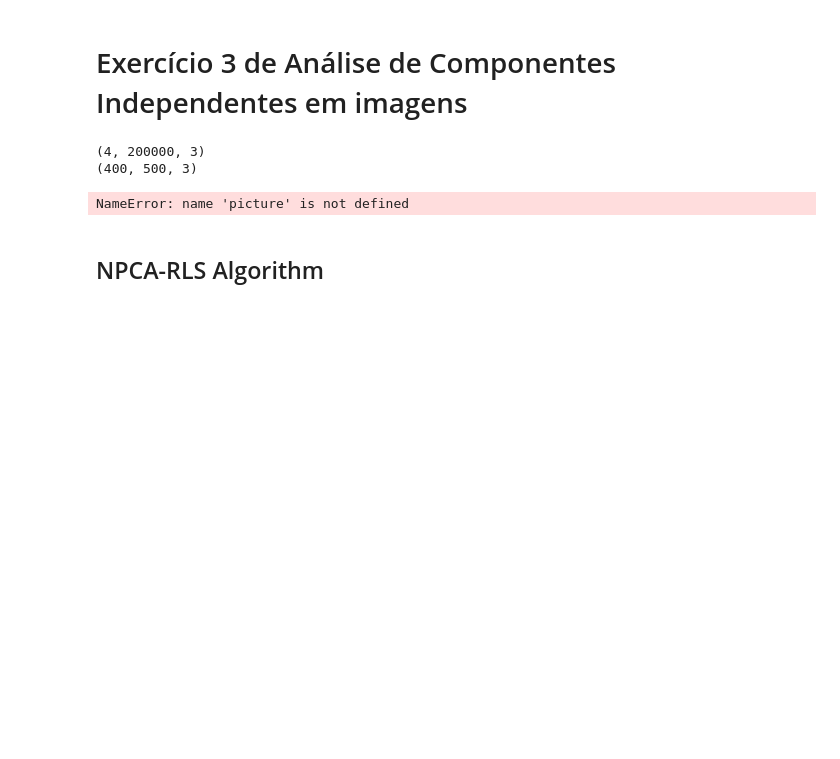
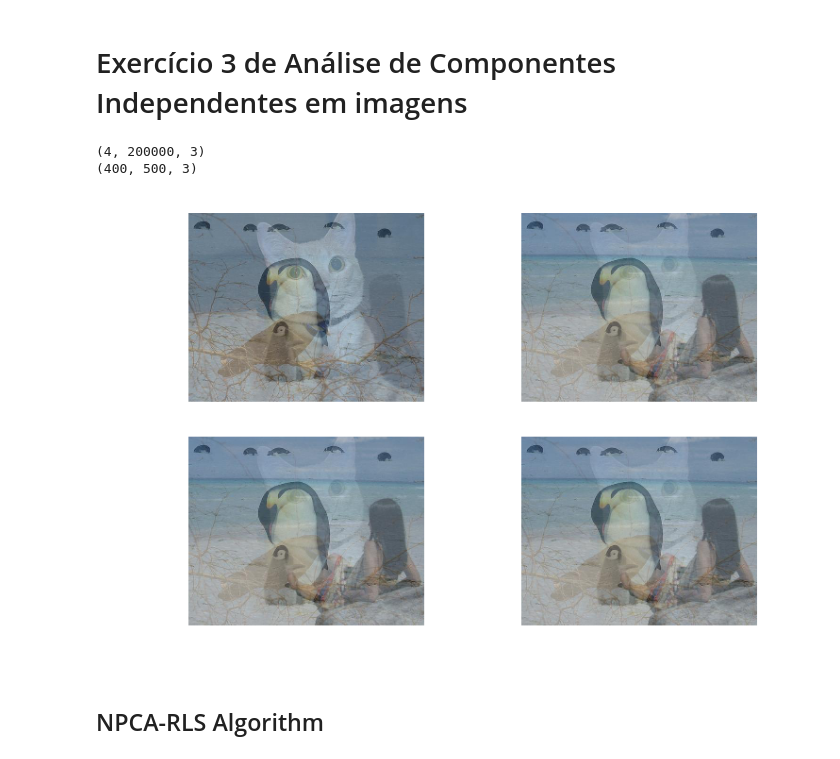
Before and after one commit to crucis/ICA, a Jupyter notebook: Exercicio Imagens - 3.ipynb, the cells around one changed output. Cells and saved outputs as stored; diff of their text form; code cells hidden in the pictures; blank space fills up the shorter version.

```diff
--- a/Exercicio Imagens - 3.ipynb
+++ b/Exercicio Imagens - 3.ipynb
@@ -104,20 +108,23 @@ print(original_shape)
 # %%
 picture1 = rebuildPicture(mixtures[0], original_shape)
 picture2 = rebuildPicture(mixtures[1], original_shape)
 picture3 = rebuildPicture(mixtures[2], original_shape)
 picture4 = rebuildPicture(mixtures[3], original_shape)
 
-fig, axes = plt.subplots(1,3, dpi = 128)
-axes[0].imshow(-picture1)
-axes[1].imshow(-picture2)
-axes[2].imshow(-picture3)
-axes[3].imshow(-picture4)
+fig, axes = plt.subplots(2,2, dpi = 128, sharey = True, sharex= True)
+axes[0,0].imshow(-picture1)
+axes[0,0].axis('off')
+axes[0,1].imshow(-picture2)
+axes[0,1].axis('off')
+axes[1,0].imshow(-picture3)
+axes[1,0].axis('off')
+axes[1,1].imshow(-picture4)
+axes[1,1].axis('off')
 
-fig.axis('off')
 
 fig.tight_layout()
 # %% [output]
-NameError: name 'picture' is not defined
+[figure, added]
 # %% [markdown]
 ## NPCA-RLS Algorithm
 # %%
```
Also changed, not shown: parts of 7 cells of this notebook.
